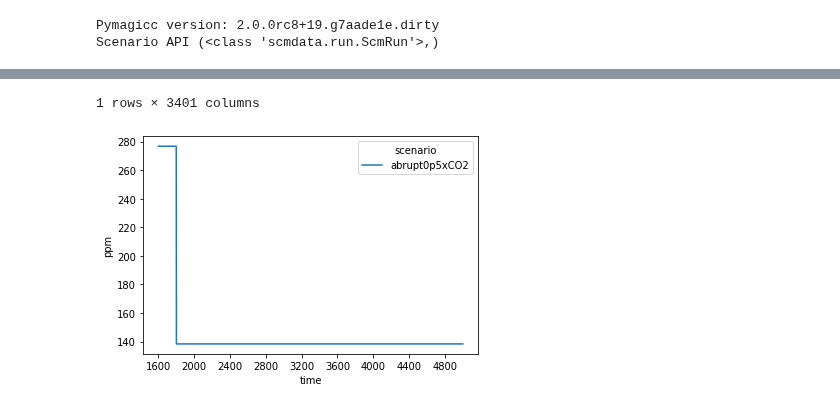
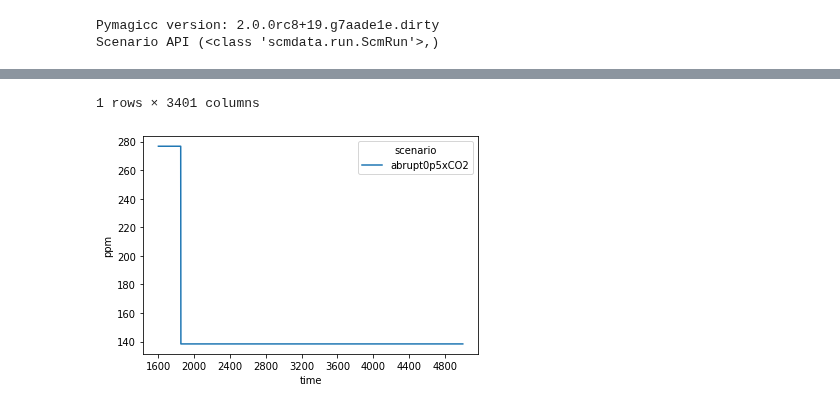
Before and after one commit to hsbay/cdrmex, a Jupyter notebook: abrupt0p5xCO2-ex.ipynb, the cells around one changed output, grey strips where cells are left out. Drawn from its saved outputs; the diff is of its cells as text; code cells hidden in the pictures.

```diff
--- a/abrupt0p5xCO2-ex.ipynb
+++ b/abrupt0p5xCO2-ex.ipynb
@@ -61,3 +63,0 @@ graphend = 2000
-# %%
-#Force pandas dataframes to have MAGICC 6x precision
-pd.set_option("precision", 4)
@@ -90,17 +97,16 @@ def meanbln(scen,mgdata,**mcfg):
     origts.loc[updated.index.values] = updated
     return(MAGICCData(origts.copy()))
 # %%
-CDR_DIR = "CDRRUN"
-abtests = MAGICCData(join(CDR_DIR,"ABRUPT0P5XCO2_CO2_CONC.IN"), columns={"scenario": ['abrupt0p5xCO2']})
-abtests.metadata = {"header": "abrupt-0p5xCO2 experiment file, CO2 concentrations halve in 1800 \
-    pymagicc, https://doi.org/10.21105/joss.00516, AGPL-3.0 License"}
+abtests = MAGICCData(join(CDR_DIR, co2_conc_filename), columns={"scenario": ['abrupt0p5xCO2']})
+abtests.metadata = {"header":
+                    "abrupt-0p5xCO2 experiment file, CO2 concentrations halve in 1850 pymagicc, doi.org/10.21105/joss.00516, AGPL-3.0 License"}
 abtests.line_plot()
 abtests.timeseries()
 # %% [output]
 |  |  |  |  |  |  | time | 1600-01-01 00:00:00 | ... |
 | climate_model | model | region | scenario | todo | unit | variable |  | ... |
 | unspecified | unspecified | World | abrupt0p5xCO2 | SET | ppm | Atmospheric Concentrations|CO2 | 276.744 | ... |
 1 rows × 3401 columns
-[figure, old version]
+[figure, new version]
 # %%
 with MAGICC6() as magicc:
```
Also changed, not shown: parts of 4 cells of this notebook, 1 other file.
